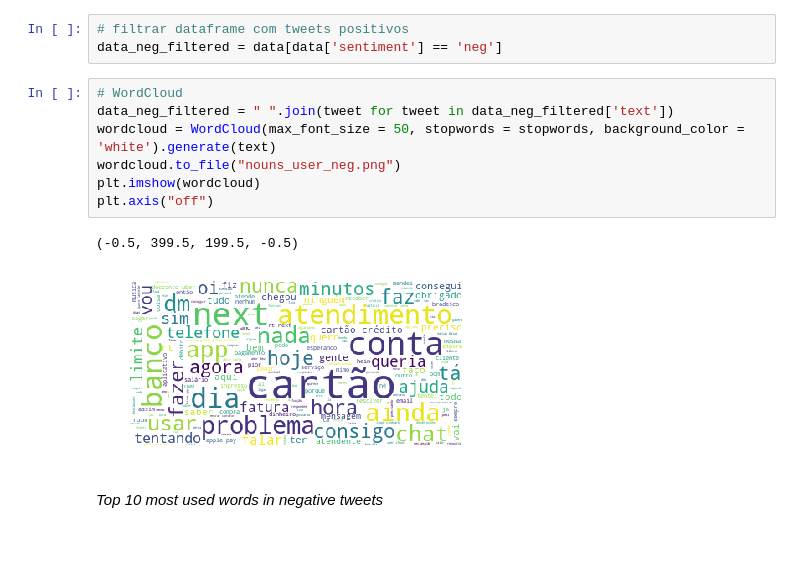
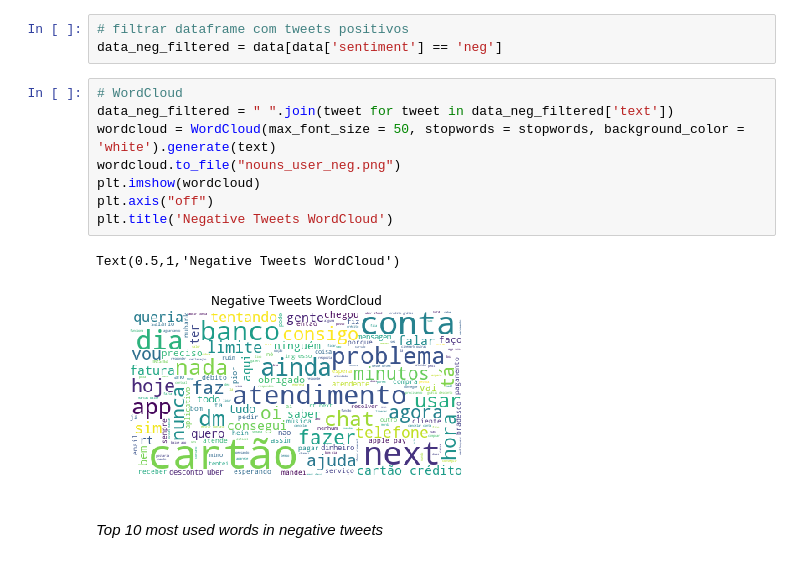
Before and after one commit to gabrielacaayres/tcc, a Jupyter notebook: code/read_tweets.ipynb, the cells around one changed output. Cells and saved outputs as stored; diff of their text form.

```diff
--- a/code/read_tweets.ipynb
+++ b/code/read_tweets.ipynb
@@ -423,13 +433,14 @@ data_neg_filtered = data[data['sentiment'] == 'neg']
 # %%
 # WordCloud
 data_neg_filtered = " ".join(tweet for tweet in data_neg_filtered['text'])
 wordcloud = WordCloud(max_font_size = 50, stopwords = stopwords, background_color = 'white').generate(text)
 wordcloud.to_file("nouns_user_neg.png")
 plt.imshow(wordcloud)
 plt.axis("off")
+plt.title('Negative Tweets WordCloud')
 # %% [output]
-(-0.5, 399.5, 199.5, -0.5)
+Text(0.5,1,'Negative Tweets WordCloud')
-[figure, old version]
+[figure, new version]
 # %% [markdown]
 *Top 10 most used words in negative tweets*
 # %%
```
Also changed, not shown: parts of 21 cells of this notebook, 7 other files.
